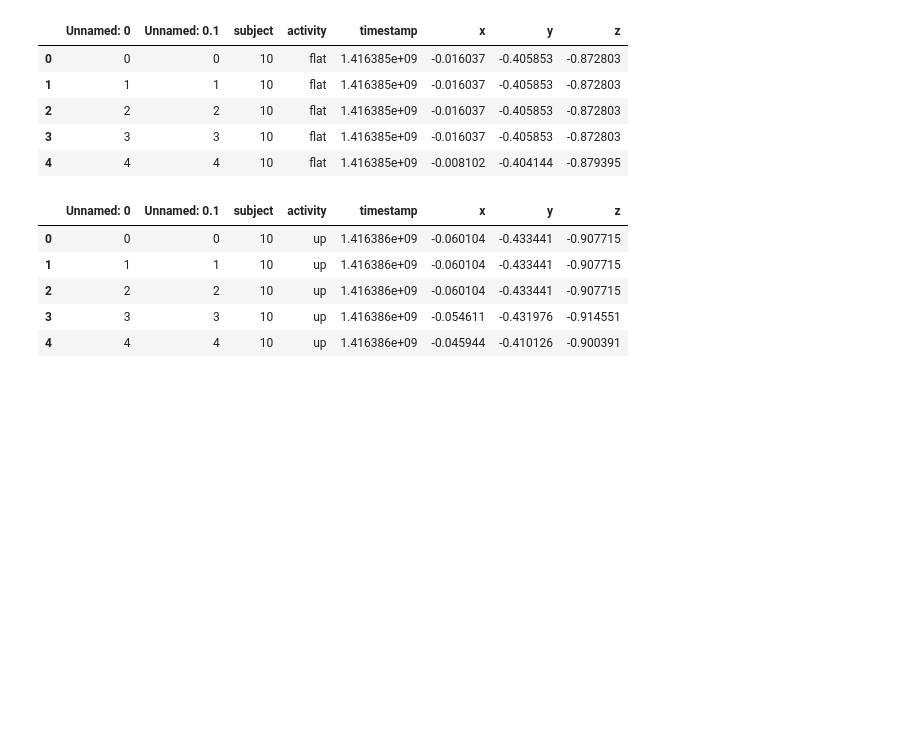
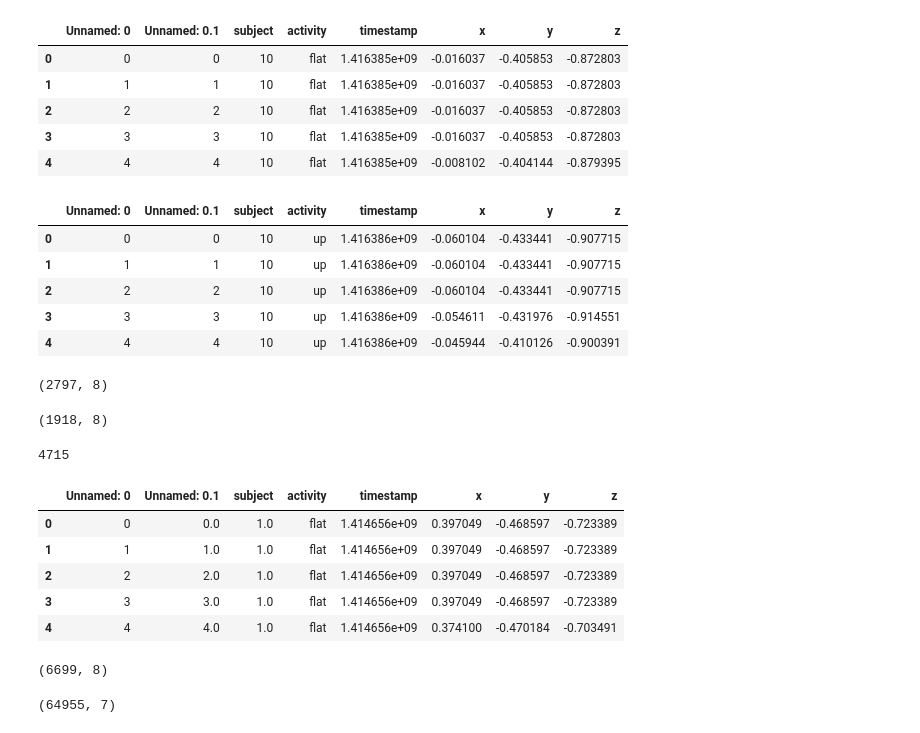
Before and after one commit to technicakidz/work_py, a Jupyter notebook: DFreshape_common.ipynb, the cells around one changed output. Saved outputs shown, nothing was run; the diff lists cells and outputs as text; code cells hidden in the pictures; blank space fills up the shorter version.

Commit message:
make all data

```diff
--- a/DFreshape_common.ipynb
+++ b/DFreshape_common.ipynb
@@ -676,3 +676,34 @@ raw.head()
 | 2 | 2 | 2 | 10 | up | 1.416386e+09 | -0.060104 | -0.433441 | -0.907715 |
 | 3 | 3 | 3 | 10 | up | 1.416386e+09 | -0.054611 | -0.431976 | -0.914551 |
 | 4 | 4 | 4 | 10 | up | 1.416386e+09 | -0.045944 | -0.410126 | -0.900391 |
+# %%
+df = pd.read_csv("/home/deepstation/PRMLlab/technicakidz/Data/ABHI-MWS/A-flat.csv")
+df2 = pd.read_csv("/home/deepstation/PRMLlab/technicakidz/Data/ABHI-MWS/A-down.csv")
+df3 = pd.read_csv("/home/deepstation/PRMLlab/technicakidz/Data/ABHI-MWS/A-up.csv")
+
+df4 = pd.concat([df,df2,df3])
+# %%
+df.shape
+# %% [output]
+(2797, 8)
+# %%
+df2.shape
+# %% [output]
+(1918, 8)
+# %%
+df.shape[0]+df2.shape[0]
+# %% [output]
+4715
+# %%
+df4.head()
+# %% [output]
+|  | Unnamed: 0 | Unnamed: 0.1 | subject | activity | timestamp | x | y | z |
+| 0 | 0 | 0.0 | 1.0 | flat | 1.414656e+09 | 0.397049 | -0.468597 | -0.723389 |
+| 1 | 1 | 1.0 | 1.0 | flat | 1.414656e+09 | 0.397049 | -0.468597 | -0.723389 |
+| 2 | 2 | 2.0 | 1.0 | flat | 1.414656e+09 | 0.397049 | -0.468597 | -0.723389 |
+| 3 | 3 | 3.0 | 1.0 | flat | 1.414656e+09 | 0.397049 | -0.468597 | -0.723389 |
+| 4 | 4 | 4.0 | 1.0 | flat | 1.414656e+09 | 0.374100 | -0.470184 | -0.703491 |
+# %%
+df4.shape
+# %% [output]
+(6699, 8)
@@ -678,0 +755,5 @@ raw.head()
+# %%
+total = pd.read_csv("/home/deepstation/PRMLlab/technicakidz/Data/ABHI-MWS/acc_raw.csv")
+total.shape
+# %% [output]
+(64955, 7)
```
Also changed, not shown: parts of 5 cells of this notebook.
